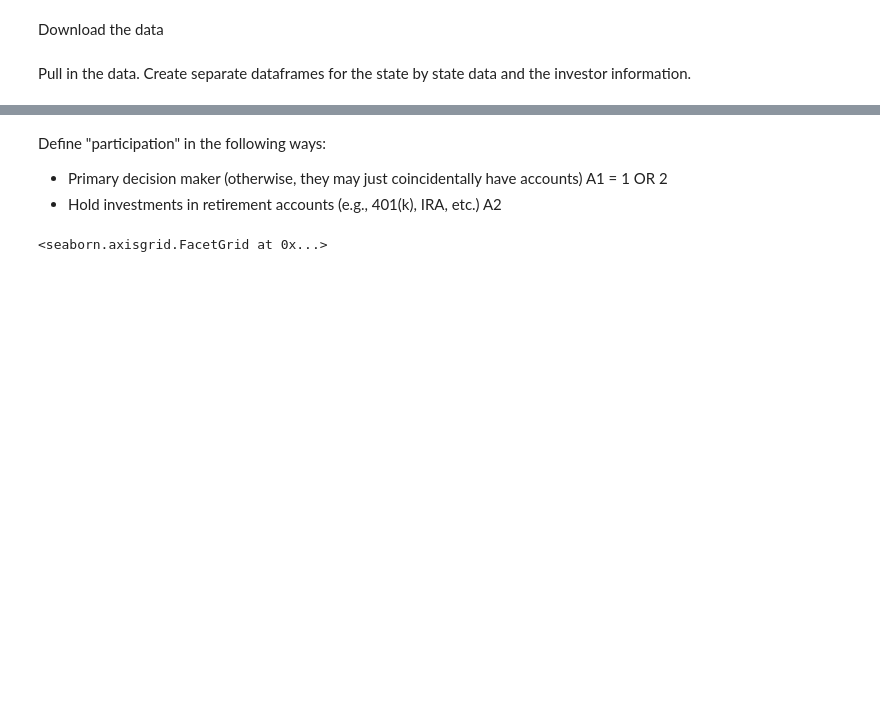
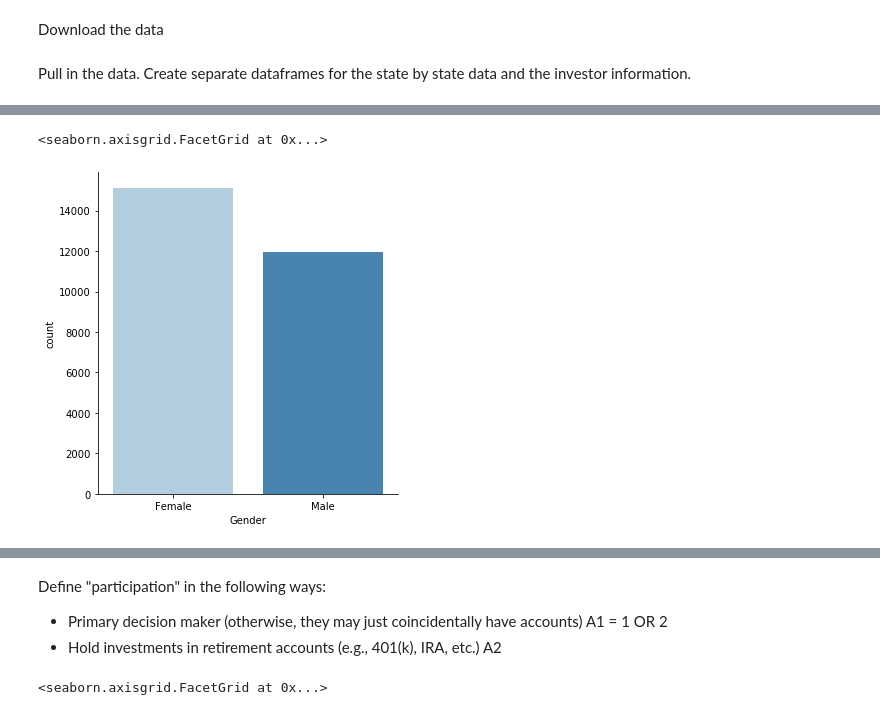
Before and after one commit to stavem/data-512-final, a Jupyter notebook: notebooks/010_EDA.ipynb, the cells around one changed output, grey strips where cells are left out. Drawn from its saved outputs; the diff is of its cells as text; code cells hidden in the pictures; blank space fills up the shorter version.

```diff
--- a/notebooks/010_EDA.ipynb
+++ b/notebooks/010_EDA.ipynb
@@ -15,0 +40,12 @@ df_sbs = pd.read_csv('raw_data/NFCS_2018_State_Data_190603.csv')
+# %%
+# create a nicer column for gender
+df_sbs['Gender'] = df_sbs['A3'].apply(lambda x: 'Male' if x == 1 else 'Female')
+
+# plot the gender distribution
+sns.catplot(x="Gender",
+            kind="count",
+            data=df_sbs,
+            palette=("Blues"))
+# %% [output]
+<seaborn.axisgrid.FacetGrid at 0x...>
+[figure, added]
```
Also changed, not shown: parts of 15 cells of this notebook.
